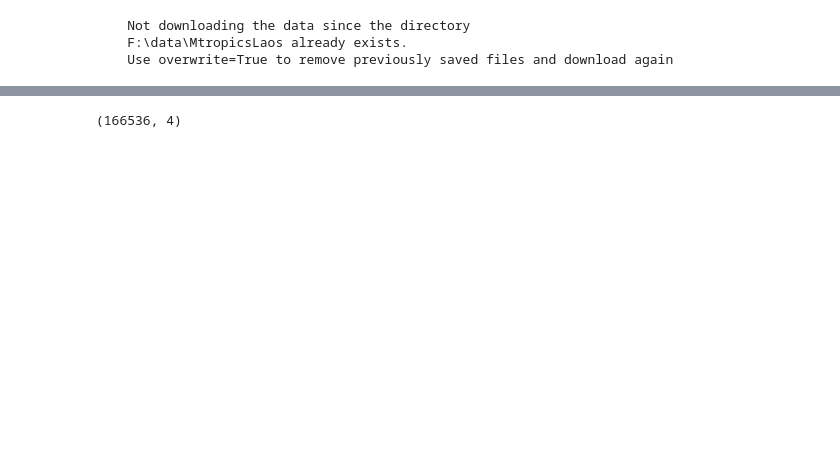
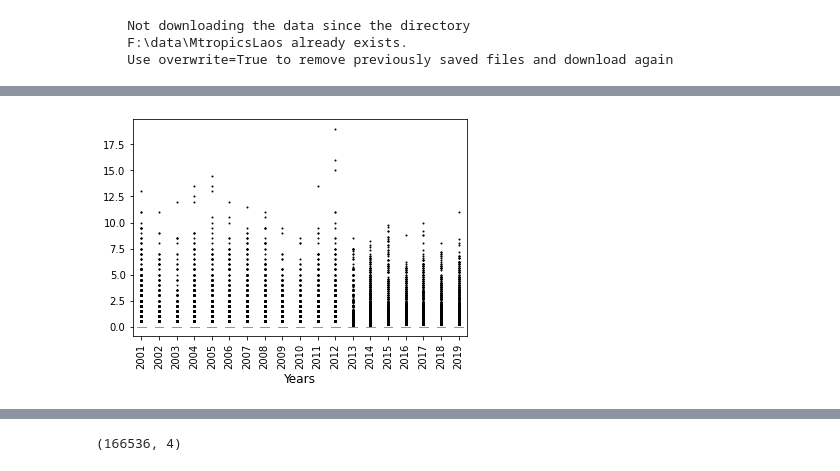
Before and after one commit to AtrCheema/ai4water_examples, a Jupyter notebook: docs/source/_notebooks/datasets/mtropics_laos.ipynb, the cells around one changed output, grey strips where cells are left out. Drawn from its saved outputs; the diff is of its cells as text; code cells hidden in the pictures; blank space fills up the shorter version.

```diff
--- a/docs/source/_notebooks/datasets/mtropics_laos.ipynb
+++ b/docs/source/_notebooks/datasets/mtropics_laos.ipynb
@@ -47,0 +89,12 @@ print(pcp.shape)
+# %%
+groupby_year = pcp.groupby(lambda x: x.year)
+# %%
+
+_ = boxplot(
+    [grp.dropna().values.reshape(-1,) for _, grp in groupby_year],
+    labels=[grp for grp, _ in groupby_year],
+    flierprops={"ms": 1.0},
+    ax_kws=dict(xlabel="Years", xlabel_kws=dict(fontsize=12))
+)
+# %% [output]
+[figure, added]
```
Also changed, not shown: parts of 51 cells of this notebook, 18 other files.
